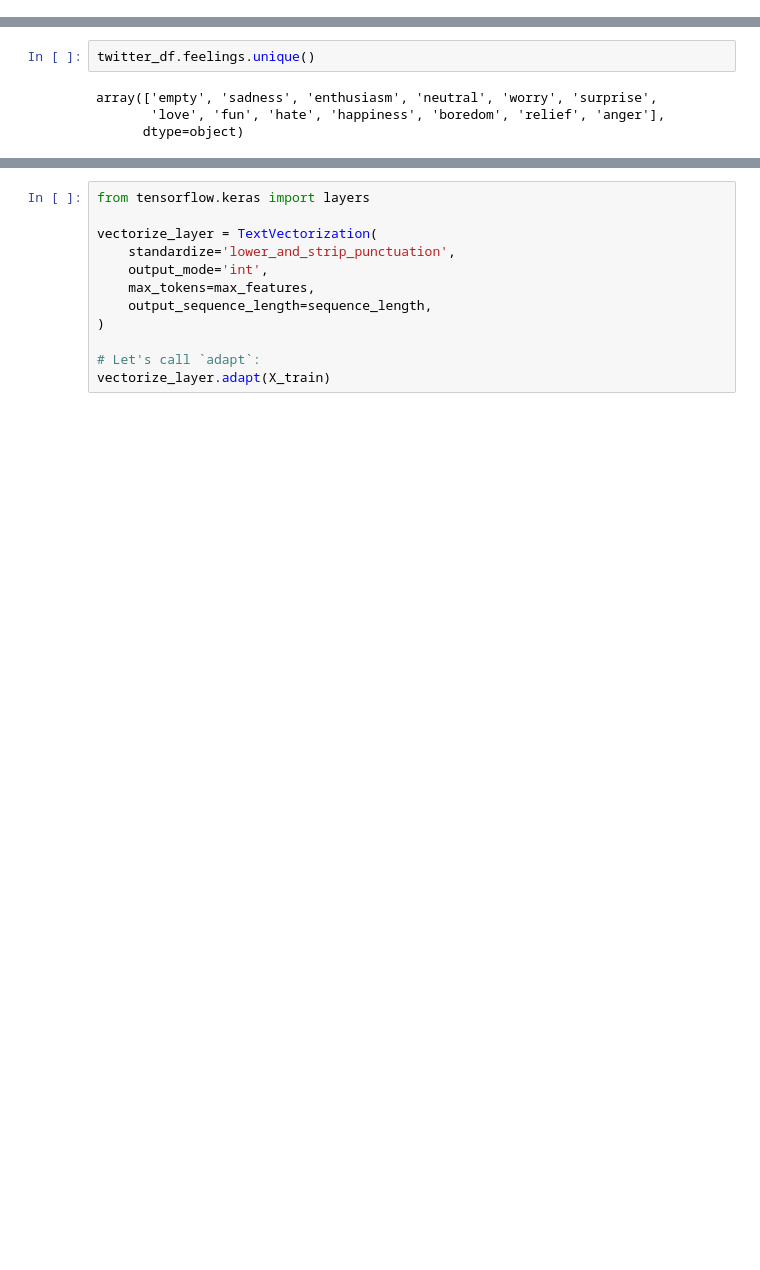
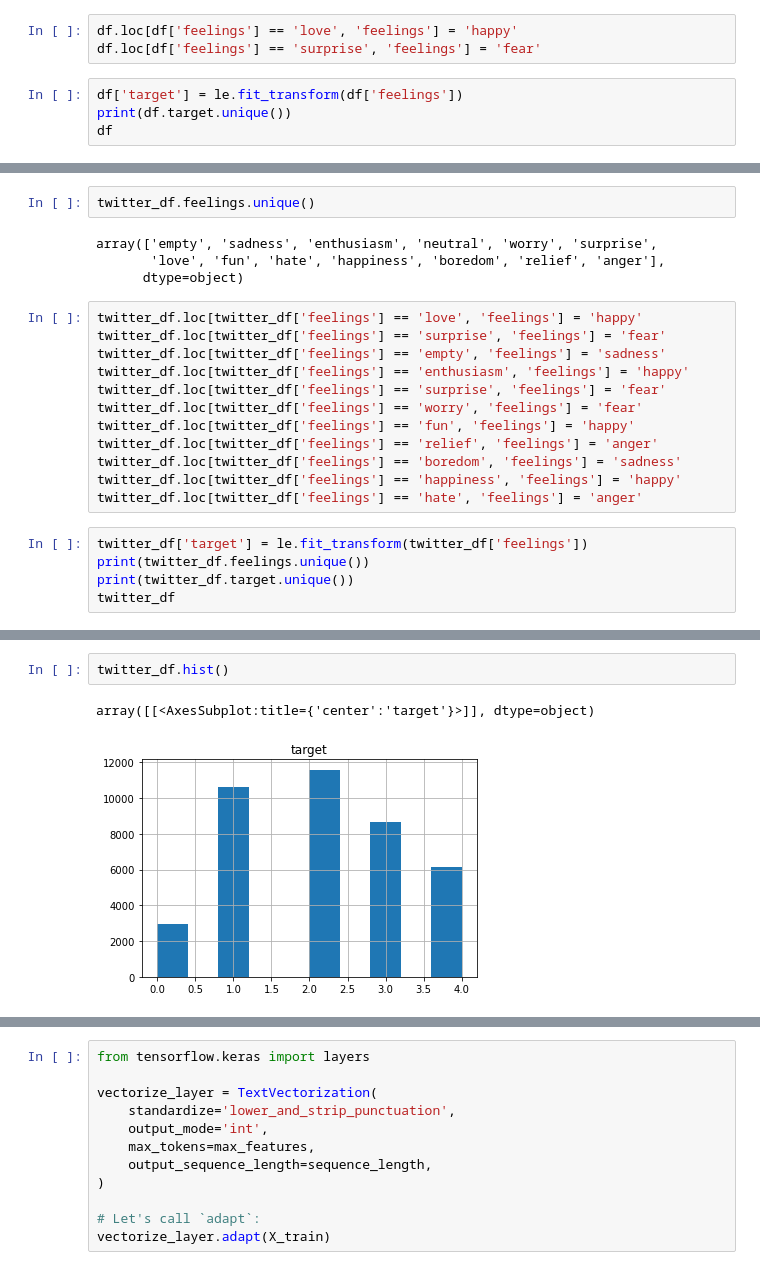
Before and after one commit to Flockyy/feelingz, a Jupyter notebook: flo/eda.ipynb, the cells around one changed output, grey strips where cells are left out. Cells and saved outputs as stored; diff of their text form; blank space fills up the shorter version.

```diff
--- a/flo/eda.ipynb
+++ b/flo/eda.ipynb
@@ -135,3 +119,10 @@ df.feelings.unique()
 # %% [output]
 array(['sadness', 'anger', 'love', 'surprise', 'fear', 'happy'],
       dtype=object)
+# %%
+df.loc[df['feelings'] == 'love', 'feelings'] = 'happy'
+df.loc[df['feelings'] == 'surprise', 'feelings'] = 'fear'
+# %%
+df['target'] = le.fit_transform(df['feelings'])
+print(df.target.unique())
+df
@@ -141,3 +163,20 @@ twitter_df.feelings.unique()
 array(['empty', 'sadness', 'enthusiasm', 'neutral', 'worry', 'surprise',
        'love', 'fun', 'hate', 'happiness', 'boredom', 'relief', 'anger'],
       dtype=object)
+# %%
+twitter_df.loc[twitter_df['feelings'] == 'love', 'feelings'] = 'happy'
+twitter_df.loc[twitter_df['feelings'] == 'surprise', 'feelings'] = 'fear'
+twitter_df.loc[twitter_df['feelings'] == 'empty', 'feelings'] = 'sadness'
+twitter_df.loc[twitter_df['feelings'] == 'enthusiasm', 'feelings'] = 'happy'
+twitter_df.loc[twitter_df['feelings'] == 'surprise', 'feelings'] = 'fear'
+twitter_df.loc[twitter_df['feelings'] == 'worry', 'feelings'] = 'fear'
+twitter_df.loc[twitter_df['feelings'] == 'fun', 'feelings'] = 'happy'
+twitter_df.loc[twitter_df['feelings'] == 'relief', 'feelings'] = 'anger'
+twitter_df.loc[twitter_df['feelings'] == 'boredom', 'feelings'] = 'sadness'
+twitter_df.loc[twitter_df['feelings'] == 'happiness', 'feelings'] = 'happy'
+twitter_df.loc[twitter_df['feelings'] == 'hate', 'feelings'] = 'anger'
+# %%
+twitter_df['target'] = le.fit_transform(twitter_df['feelings'])
+print(twitter_df.feelings.unique())
+print(twitter_df.target.unique())
+twitter_df
@@ -143,0 +199,5 @@ array(['empty', 'sadness', 'enthusiasm', 'neutral', 'worry', 'surprise',
+# %%
+twitter_df.hist()
+# %% [output]
+array([[<AxesSubplot:title={'center':'target'}>]], dtype=object)
+[figure, added]
```
Also changed, not shown: parts of 25 cells of this notebook, 2 other files.
